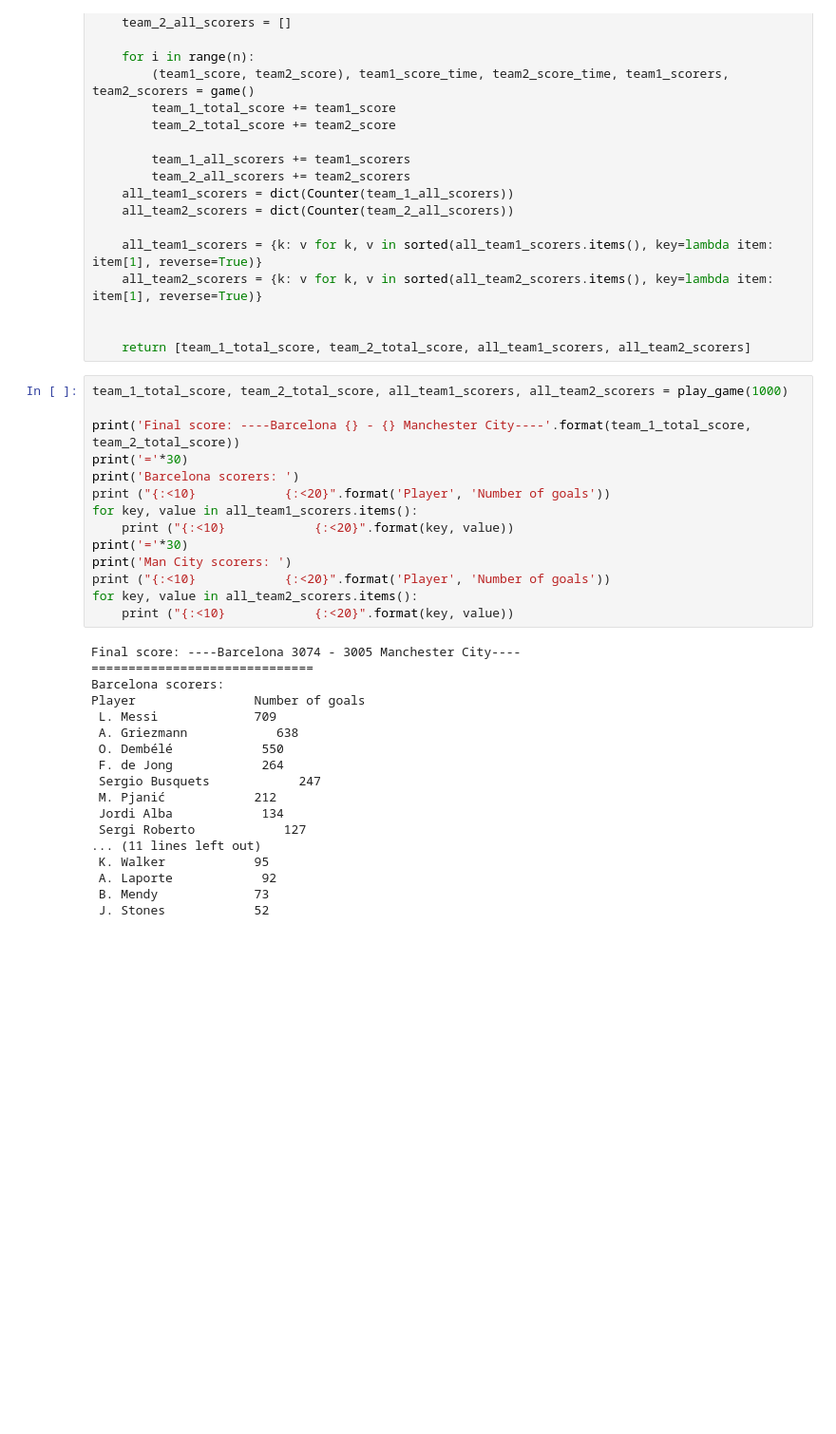
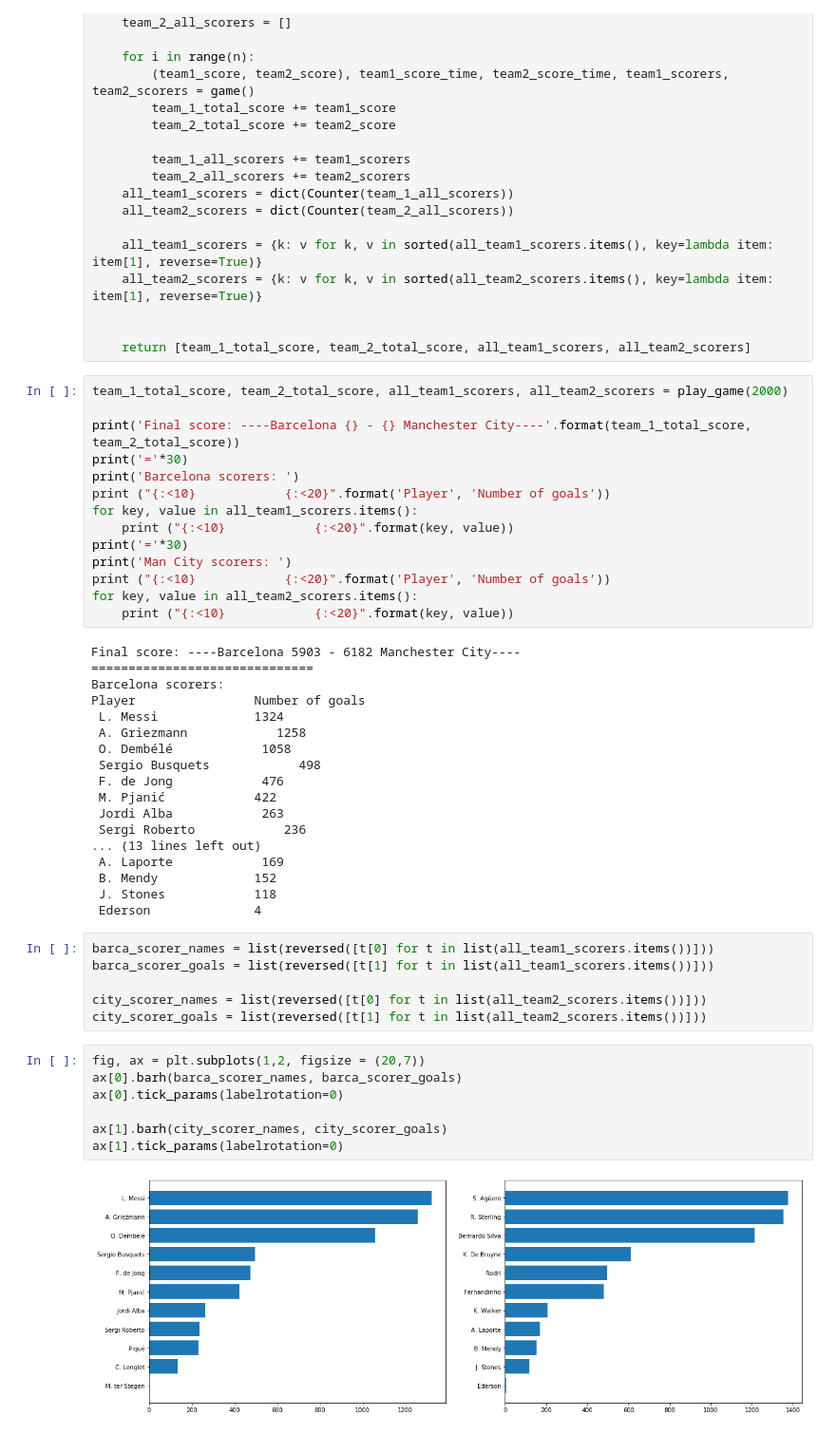
Before and after one commit to sudeephb/football_simulation, a Jupyter notebook: exploration.ipynb, the cells around one changed output. Shown at 95% size. Saved outputs shown, nothing was run; the diff lists cells and outputs as text; blank space fills up the shorter version.

Commit message:
visualizing no. of goals

```diff
--- a/exploration.ipynb
+++ b/exploration.ipynb
@@ -241,7 +242,7 @@ def play_game(n):
 
     return [team_1_total_score, team_2_total_score, all_team1_scorers, all_team2_scorers]
 # %%
-team_1_total_score, team_2_total_score, all_team1_scorers, all_team2_scorers = play_game(1000)
+team_1_total_score, team_2_total_score, all_team1_scorers, all_team2_scorers = play_game(2000)
 
 print('Final score: ----Barcelona {} - {} Manchester City----'.format(team_1_total_score, team_2_total_score))
 print('='*30)
@@ -255,20 +256,35 @@ print ("{:<10}            {:<20}".format('Player', 'Number of goals'))
 for key, value in all_team2_scorers.items():
     print ("{:<10}            {:<20}".format(key, value))
 # %% [output]
-Final score: ----Barcelona 3074 - 3005 Manchester City----
+Final score: ----Barcelona 5903 - 6182 Manchester City----
 ==============================
 Barcelona scorers:
 Player                Number of goals
- L. Messi             709
- A. Griezmann            638
- O. Dembélé            550
- F. de Jong            264
- Sergio Busquets            247
- M. Pjanić            212
- Jordi Alba            134
- Sergi Roberto            127
-... (11 lines left out)
- K. Walker            95
- A. Laporte            92
- B. Mendy             73
- J. Stones            52
+ L. Messi             1324
+ A. Griezmann            1258
+ O. Dembélé            1058
+ Sergio Busquets            498
+ F. de Jong            476
+ M. Pjanić            422
+ Jordi Alba            263
+ Sergi Roberto            236
+... (13 lines left out)
+ A. Laporte            169
+ B. Mendy             152
+ J. Stones            118
+ Ederson              4
+# %%
+barca_scorer_names = list(reversed([t[0] for t in list(all_team1_scorers.items())]))
+barca_scorer_goals = list(reversed([t[1] for t in list(all_team1_scorers.items())]))
+
+city_scorer_names = list(reversed([t[0] for t in list(all_team2_scorers.items())]))
+city_scorer_goals = list(reversed([t[1] for t in list(all_team2_scorers.items())]))
+# %%
+fig, ax = plt.subplots(1,2, figsize = (20,7))
+ax[0].barh(barca_scorer_names, barca_scorer_goals)
+ax[0].tick_params(labelrotation=0)
+
+ax[1].barh(city_scorer_names, city_scorer_goals)
+ax[1].tick_params(labelrotation=0)
+# %% [output]
+[figure, added]
```
Also changed, not shown: parts of 1 cell of this notebook, 1 other file.
